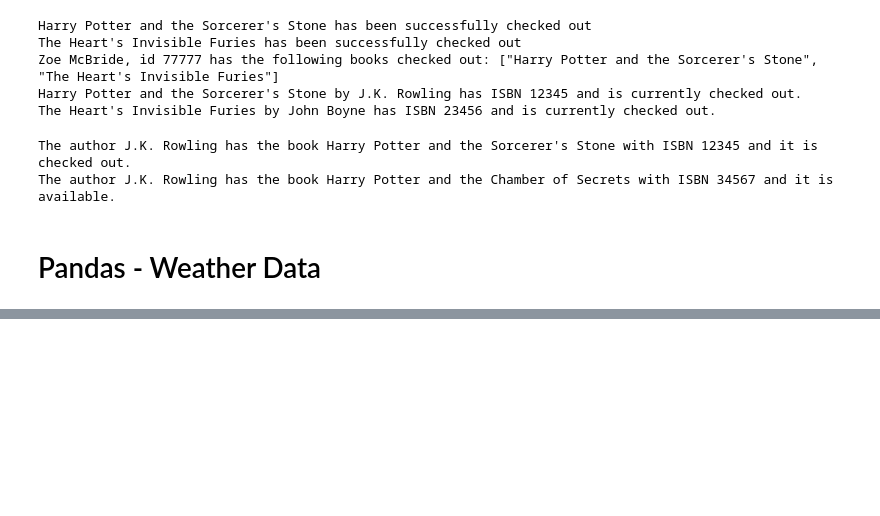
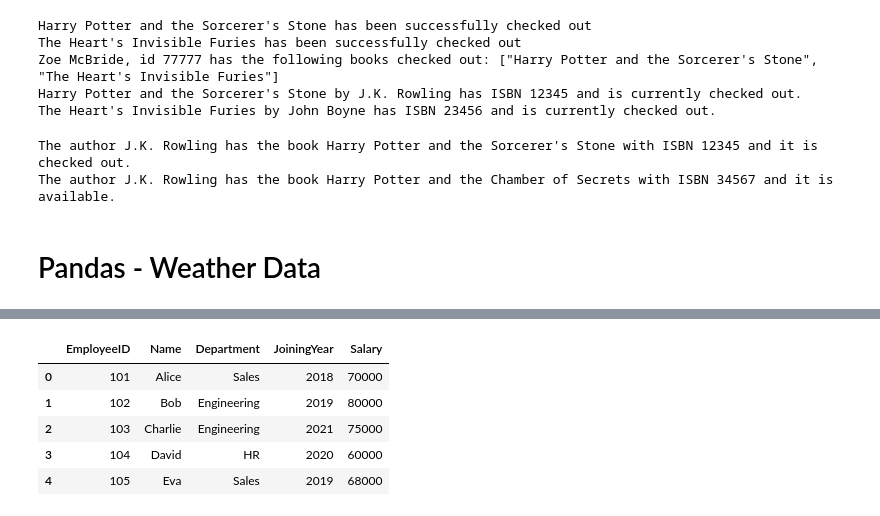
Before and after one commit to zoemcbride/energy-data-lab, a Jupyter notebook: practice_interview_questions.ipynb, the cells around one changed output, grey strips where cells are left out. Saved outputs shown, nothing was run; the diff lists cells and outputs as text; code cells hidden in the pictures; blank space fills up the shorter version.

```diff
--- a/practice_interview_questions.ipynb
+++ b/practice_interview_questions.ipynb
@@ -1250,0 +1270,9 @@ Name: proportion, dtype: float64
+# %%
+df.head()
+# %% [output]
+|  | EmployeeID | Name | Department | JoiningYear | Salary |
+| 0 | 101 | Alice | Sales | 2018 | 70000 |
+| 1 | 102 | Bob | Engineering | 2019 | 80000 |
+| 2 | 103 | Charlie | Engineering | 2021 | 75000 |
+| 3 | 104 | David | HR | 2020 | 60000 |
+| 4 | 105 | Eva | Sales | 2019 | 68000 |
```
Also changed, not shown: parts of 92 cells of this notebook, 2 other files.
